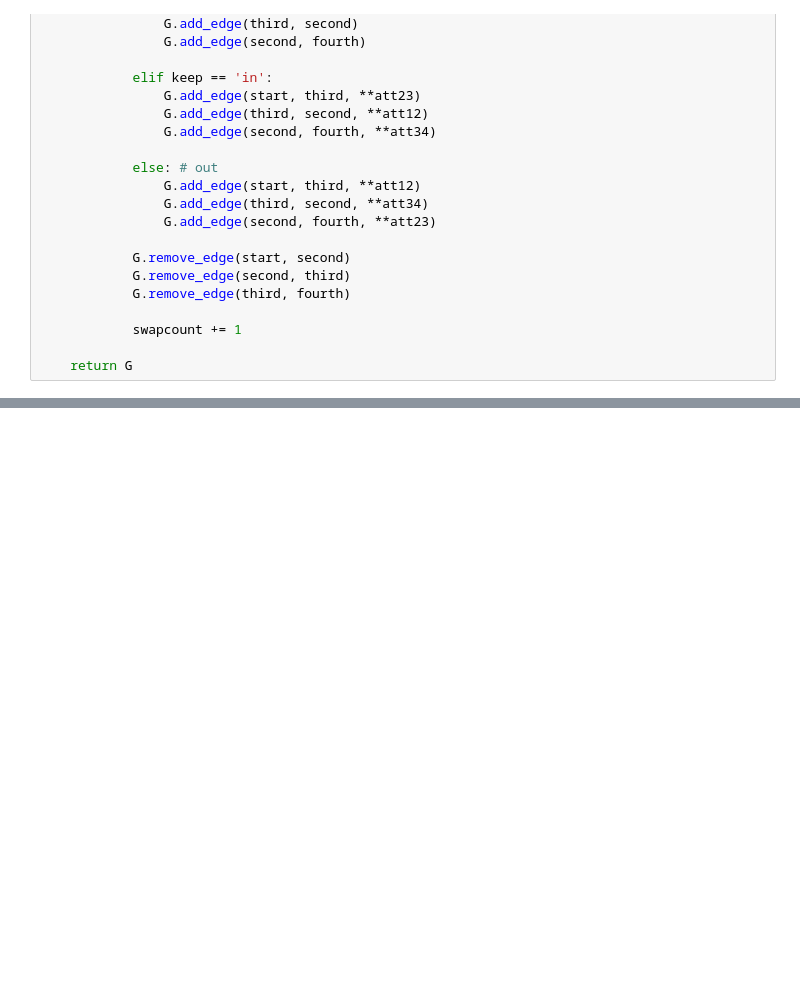
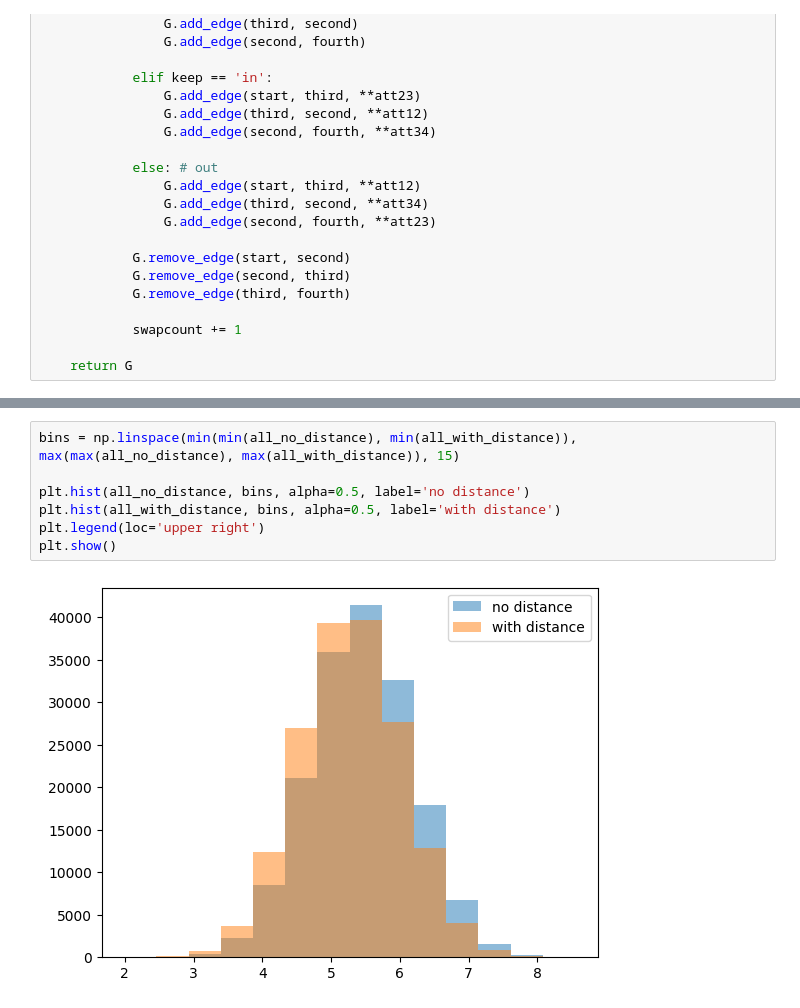
Before and after one commit to Pmoonesi/CPSC672-FundofSocNtwkAnalandDataMining, a Jupyter notebook: testing/Networkx-double_edge_swap.ipynb, the cells around one changed output, grey strips where cells are left out. Drawn from its saved outputs; the diff is of its cells as text; blank space fills up the shorter version.

```diff
--- a/testing/Networkx-double_edge_swap.ipynb
+++ b/testing/Networkx-double_edge_swap.ipynb
@@ -742,0 +1016,9 @@ compare_func3(G, G_swap_new, 'scale free', weight='weight')
+# %%
+bins = np.linspace(min(min(all_no_distance), min(all_with_distance)), max(max(all_no_distance), max(all_with_distance)), 15)
+
+plt.hist(all_no_distance, bins, alpha=0.5, label='no distance')
+plt.hist(all_with_distance, bins, alpha=0.5, label='with distance')
+plt.legend(loc='upper right')
+plt.show()
+# %% [output]
+[figure, added]
```
Also changed, not shown: parts of 37 cells of this notebook.
